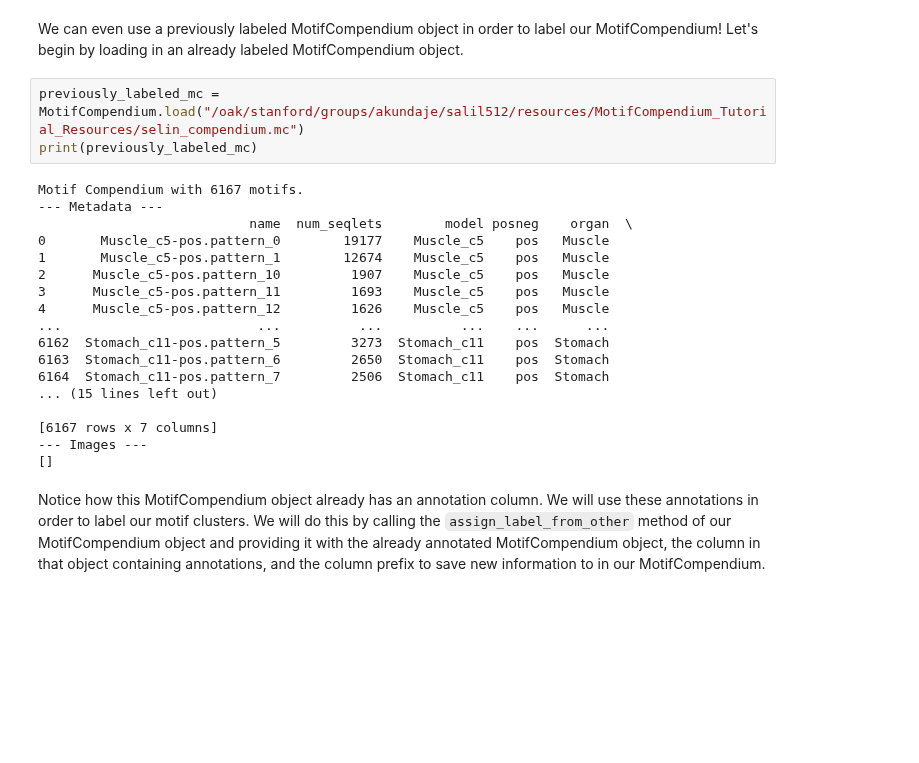
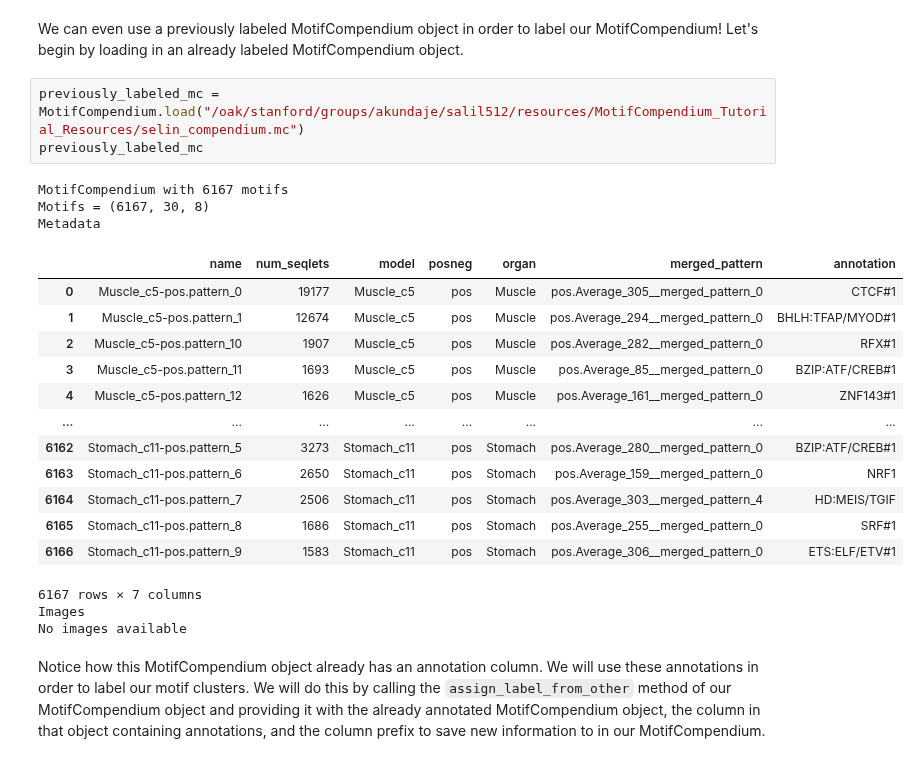
Before and after one commit to kundajelab/MotifCompendium, a Jupyter notebook: tutorials/1_basic_usage.ipynb, the cells around one changed output. Drawn from its saved outputs; the diff is of its cells as text; blank space fills up the shorter version.

```diff
--- a/tutorials/1_basic_usage.ipynb
+++ b/tutorials/1_basic_usage.ipynb
@@ -240,25 +244,26 @@ Notice how `mc_avg` now has two extra columns: `h13_score0` and `h13_name0`. `h1
 We can even use a previously labeled MotifCompendium object in order to label our MotifCompendium! Let's begin by loading in an already labeled MotifCompendium object.
 # %%
 previously_labeled_mc = MotifCompendium.load("/oak/stanford/groups/akundaje/salil512/resources/MotifCompendium_Tutorial_Resources/selin_compendium.mc")
-print(previously_labeled_mc)
+previously_labeled_mc
 # %% [output]
-Motif Compendium with 6167 motifs.
---- Metadata ---
-                           name  num_seqlets        model posneg    organ  \
-0       Muscle_c5-pos.pattern_0        19177    Muscle_c5    pos   Muscle
-1       Muscle_c5-pos.pattern_1        12674    Muscle_c5    pos   Muscle
-2      Muscle_c5-pos.pattern_10         1907    Muscle_c5    pos   Muscle
-3      Muscle_c5-pos.pattern_11         1693    Muscle_c5    pos   Muscle
-4      Muscle_c5-pos.pattern_12         1626    Muscle_c5    pos   Muscle
-...                         ...          ...          ...    ...      ...
-6162  Stomach_c11-pos.pattern_5         3273  Stomach_c11    pos  Stomach
-6163  Stomach_c11-pos.pattern_6         2650  Stomach_c11    pos  Stomach
-6164  Stomach_c11-pos.pattern_7         2506  Stomach_c11    pos  Stomach
-... (15 lines left out)
-
-[6167 rows x 7 columns]
---- Images ---
-[]
+MotifCompendium with 6167 motifs
+Motifs = (6167, 30, 8)
+Metadata
+|  | name | num_seqlets | model | posneg | organ | merged_pattern | annotation |
+| 0 | Muscle_c5-pos.pattern_0 | 19177 | Muscle_c5 | pos | Muscle | pos.Average_305__merged_pattern_0 | CTCF#1 |
+| 1 | Muscle_c5-pos.pattern_1 | 12674 | Muscle_c5 | pos | Muscle | pos.Average_294__merged_pattern_0 | BHLH:TFAP/MYOD#1 |
+| 2 | Muscle_c5-pos.pattern_10 | 1907 | Muscle_c5 | pos | Muscle | pos.Average_282__merged_pattern_0 | RFX#1 |
+| 3 | Muscle_c5-pos.pattern_11 | 1693 | Muscle_c5 | pos | Muscle | pos.Average_85__merged_pattern_0 | BZIP:ATF/CREB#1 |
+| 4 | Muscle_c5-pos.pattern_12 | 1626 | Muscle_c5 | pos | Muscle | pos.Average_161__merged_pattern_0 | ZNF143#1 |
+| ... | ... | ... | ... | ... | ... | ... | ... |
+| 6162 | Stomach_c11-pos.pattern_5 | 3273 | Stomach_c11 | pos | Stomach | pos.Average_280__merged_pattern_0 | BZIP:ATF/CREB#1 |
+| 6163 | Stomach_c11-pos.pattern_6 | 2650 | Stomach_c11 | pos | Stomach | pos.Average_159__merged_pattern_0 | NRF1 |
+| 6164 | Stomach_c11-pos.pattern_7 | 2506 | Stomach_c11 | pos | Stomach | pos.Average_303__merged_pattern_4 | HD:MEIS/TGIF |
+| 6165 | Stomach_c11-pos.pattern_8 | 1686 | Stomach_c11 | pos | Stomach | pos.Average_255__merged_pattern_0 | SRF#1 |
+| 6166 | Stomach_c11-pos.pattern_9 | 1583 | Stomach_c11 | pos | Stomach | pos.Average_306__merged_pattern_0 | ETS:ELF/ETV#1 |
+6167 rows × 7 columns
+Images
+No images available
 # %% [markdown]
 Notice how this MotifCompendium object already has an annotation column. We will use these annotations in order to label our motif clusters. We will do this by calling the `assign_label_from_other` method of our MotifCompendium object and providing it with the already annotated MotifCompendium object, the column in that object containing annotations, and the column prefix to save new information to in our MotifCompendium.
 # %%
```
Also changed, not shown: parts of 10 cells of this notebook, 1 other file.
